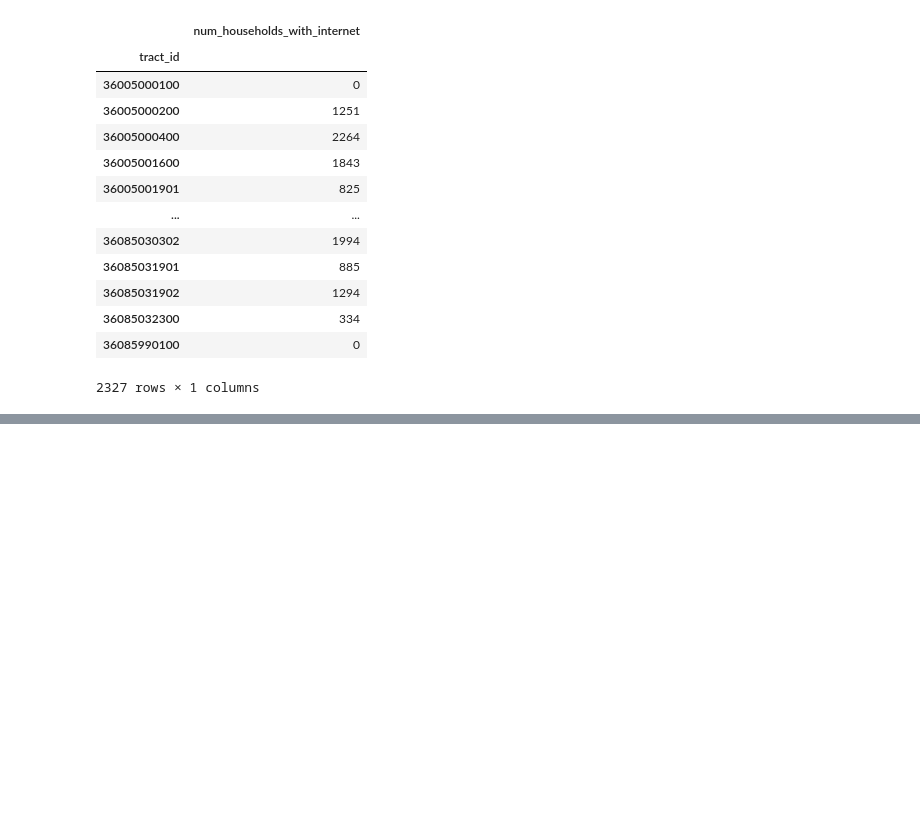
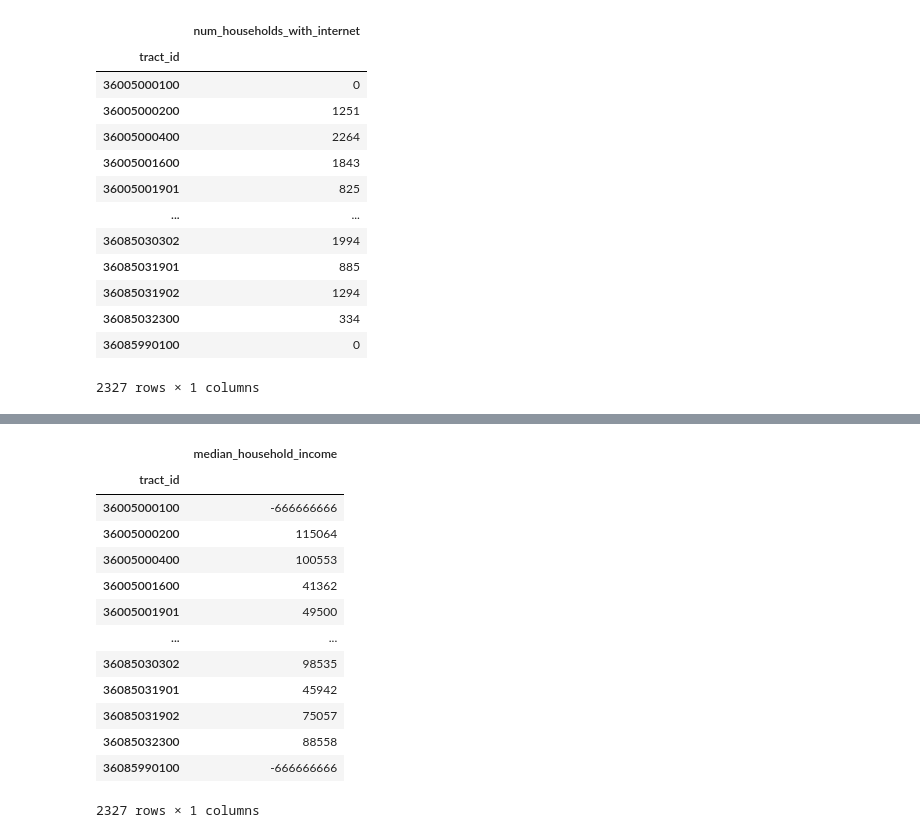
Before and after one commit to pendulating/bayflood, a Jupyter notebook: aggregation/analysis_df.ipynb, the cells around one changed output, grey strips where cells are left out. Cells and saved outputs as stored; diff of their text form; code cells hidden in the pictures; blank space fills up the shorter version.

```diff
--- a/aggregation/analysis_df.ipynb
+++ b/aggregation/analysis_df.ipynb
@@ -253,0 +282,34 @@ Index(['CTLabel', 'BoroName', 'BoroCT2020', 'NTAName', 'CDTANAME', 'PUMA',
+# %%
+s1901_nyc = pd.read_json('demo/data/acs22_s1901.json', orient='records')
+
+s1901_nyc.columns = s1901_nyc.iloc[0]
+s1901_nyc = s1901_nyc[1:]
+
+s1901_nyc['tract_id'] = s1901_nyc['GEO_ID'].str.split('US', expand=True)[1]
+
+INCOME_COLS = {
+    'S1901_C01_012E': 'median_household_income'
+}
+
+income_nyc = s1901_nyc[list(INCOME_COLS.keys())]
+income_nyc.columns = income_nyc.columns.map(lambda x: INCOME_COLS[x])
+income_nyc.index = s1901_nyc['tract_id']
+
+# cast all columns to ints
+income_nyc = income_nyc.astype(int)
+income_nyc
+# %% [output]
+|  | median_household_income |
+| tract_id |  |
+| 36005000100 | -666666666 |
+| 36005000200 | 115064 |
+| 36005000400 | 100553 |
+| 36005001600 | 41362 |
+| 36005001901 | 49500 |
+| ... | ... |
+| 36085030302 | 98535 |
+| 36085031901 | 45942 |
+| 36085031902 | 75057 |
+| 36085032300 | 88558 |
+| 36085990100 | -666666666 |
+2327 rows × 1 columns
```
Also changed, not shown: parts of 16 cells of this notebook, 1 other file.
